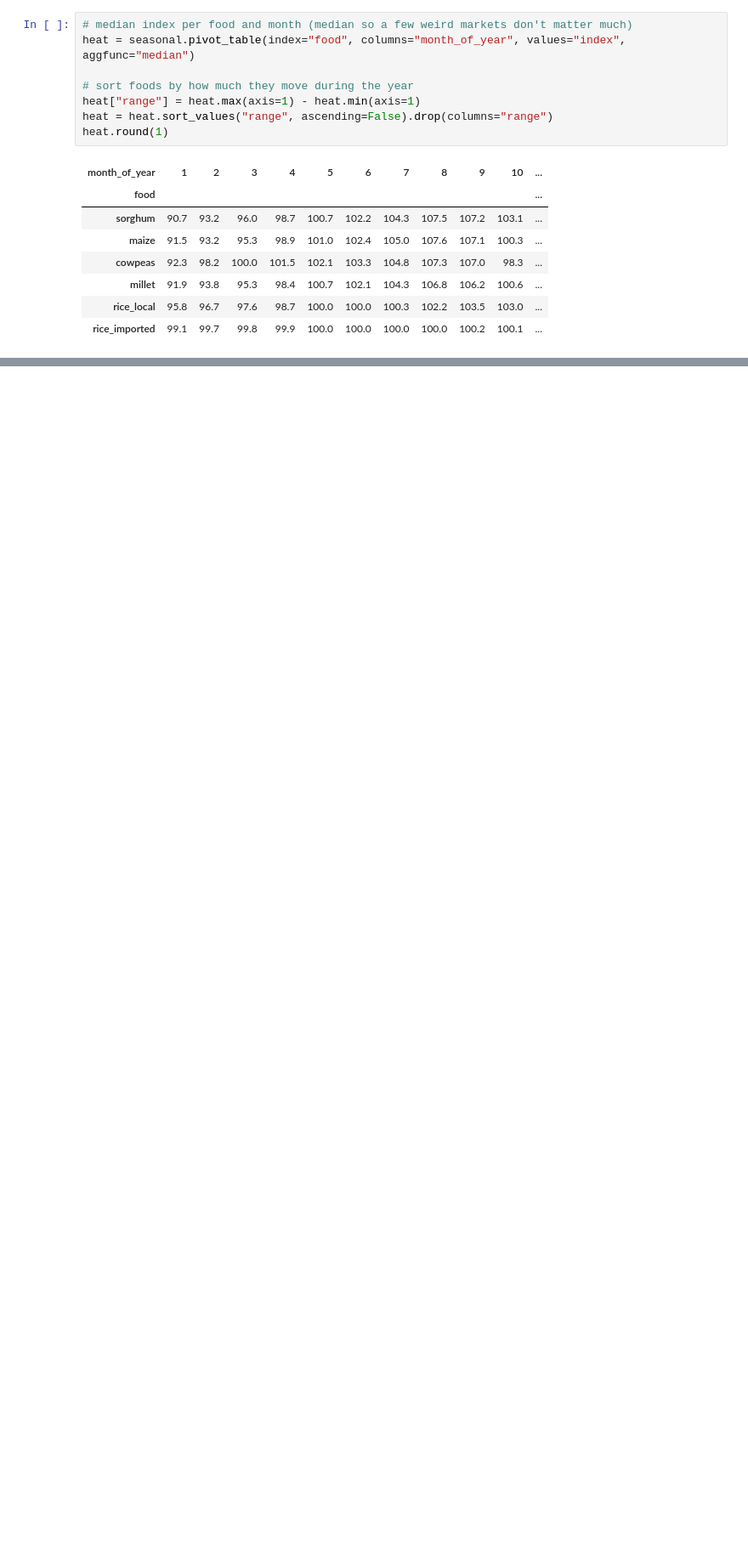
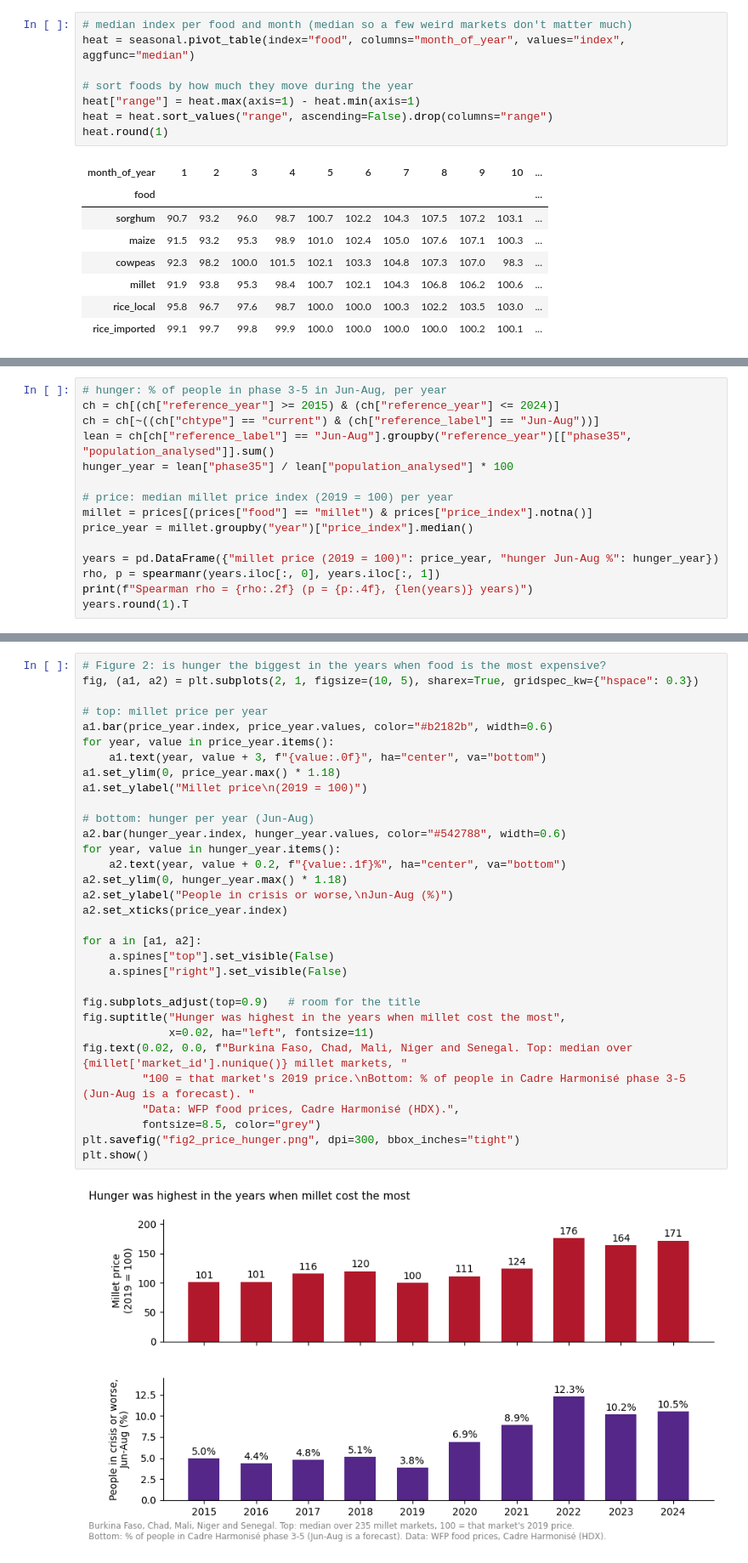
Before and after one commit to venetagrigorova/food-prices-visualization, a Jupyter notebook: a2_seasons/seasons.ipynb, the cells around one changed output, grey strips where cells are left out. Shown at 85% size. Cells and saved outputs as stored; diff of their text form; blank space fills up the shorter version.

```diff
--- a/a2_seasons/seasons.ipynb
+++ b/a2_seasons/seasons.ipynb
@@ -707,0 +159,15 @@ share of market-years where millet got cheaper: 17.6 %
+# %%
+# hunger: % of people in phase 3-5 in Jun-Aug, per year
+ch = ch[(ch["reference_year"] >= 2015) & (ch["reference_year"] <= 2024)]
+ch = ch[~((ch["chtype"] == "current") & (ch["reference_label"] == "Jun-Aug"))]
+lean = ch[ch["reference_label"] == "Jun-Aug"].groupby("reference_year")[["phase35", "population_analysed"]].sum()
+hunger_year = lean["phase35"] / lean["population_analysed"] * 100
+
+# price: median millet price index (2019 = 100) per year
+millet = prices[(prices["food"] == "millet") & prices["price_index"].notna()]
+price_year = millet.groupby("year")["price_index"].median()
+
+years = pd.DataFrame({"millet price (2019 = 100)": price_year, "hunger Jun-Aug %": hunger_year})
+rho, p = spearmanr(years.iloc[:, 0], years.iloc[:, 1])
+print(f"Spearman rho = {rho:.2f} (p = {p:.4f}, {len(years)} years)")
+years.round(1).T
@@ -707,0 +187,34 @@ share of market-years where millet got cheaper: 17.6 %
+# %%
+# Figure 2: is hunger the biggest in the years when food is the most expensive?
+fig, (a1, a2) = plt.subplots(2, 1, figsize=(10, 5), sharex=True, gridspec_kw={"hspace": 0.3})
+
+# top: millet price per year
+a1.bar(price_year.index, price_year.values, color="#b2182b", width=0.6)
+for year, value in price_year.items():
+    a1.text(year, value + 3, f"{value:.0f}", ha="center", va="bottom")
+a1.set_ylim(0, price_year.max() * 1.18)
+a1.set_ylabel("Millet price\n(2019 = 100)")
+
+# bottom: hunger per year (Jun-Aug)
+a2.bar(hunger_year.index, hunger_year.values, color="#542788", width=0.6)
+for year, value in hunger_year.items():
+    a2.text(year, value + 0.2, f"{value:.1f}%", ha="center", va="bottom")
+a2.set_ylim(0, hunger_year.max() * 1.18)
+a2.set_ylabel("People in crisis or worse,\nJun-Aug (%)")
+a2.set_xticks(price_year.index)
+
+for a in [a1, a2]:
+    a.spines["top"].set_visible(False)
+    a.spines["right"].set_visible(False)
+
+fig.subplots_adjust(top=0.9)   # room for the title
+fig.suptitle("Hunger was highest in the years when millet cost the most",
+             x=0.02, ha="left", fontsize=11)
+fig.text(0.02, 0.0, f"Burkina Faso, Chad, Mali, Niger and Senegal. Top: median over {millet['market_id'].nunique()} millet markets, "
+         "100 = that market's 2019 price.\nBottom: % of people in Cadre Harmonisé phase 3-5 (Jun-Aug is a forecast). "
+         "Data: WFP food prices, Cadre Harmonisé (HDX).",
+         fontsize=8.5, color="grey")
+plt.savefig("fig2_price_hunger.png", dpi=300, bbox_inches="tight")
+plt.show()
+# %% [output]
+[figure, added]
```
Also changed, not shown: parts of 48 cells of this notebook, 3 other files.
